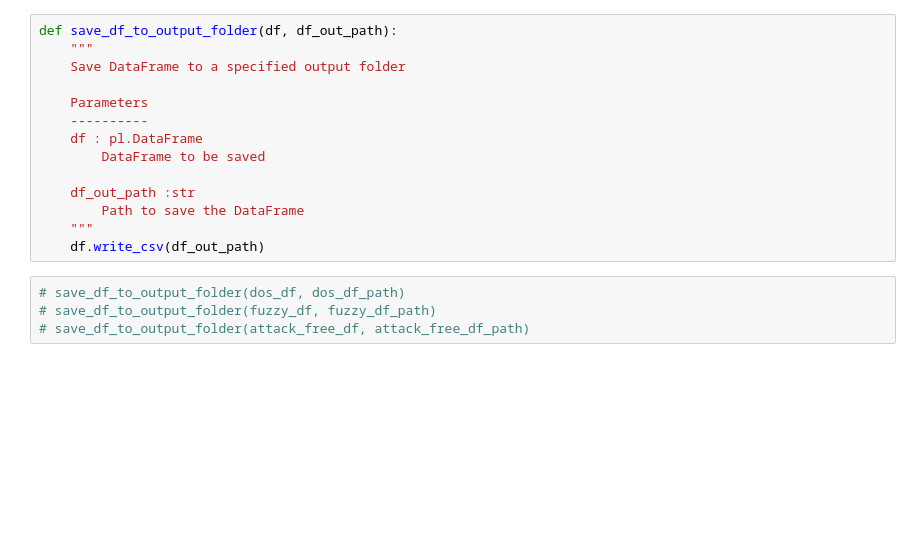
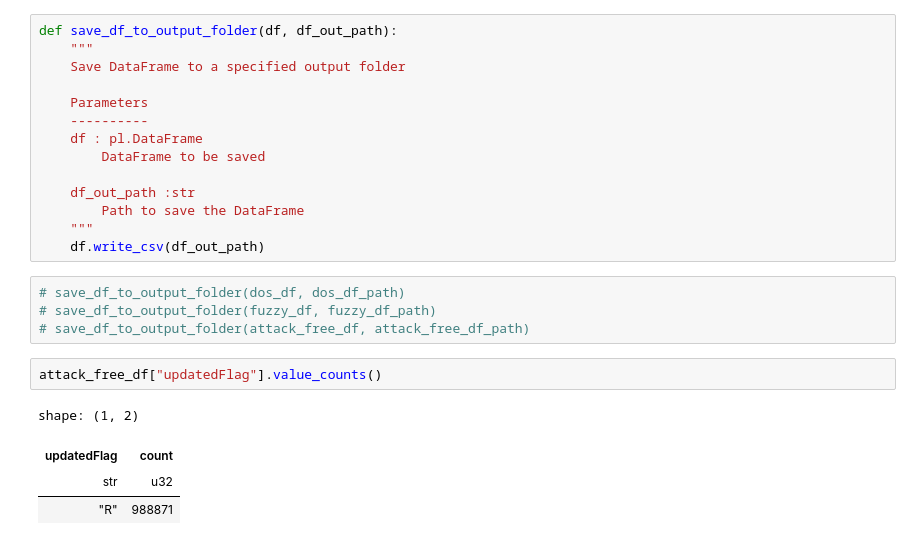
Before and after one commit to FatimeNazliAs/Intrusion-Detection-Systems-using-ML, a Jupyter notebook: notebooks/manipulation.ipynb, the cells around one changed output. Saved outputs shown, nothing was run; the diff lists cells and outputs as text; blank space fills up the shorter version.

```diff
--- a/notebooks/manipulation.ipynb
+++ b/notebooks/manipulation.ipynb
@@ -454,3 +462,10 @@ def save_df_to_output_folder(df, df_out_path):
 # save_df_to_output_folder(dos_df, dos_df_path)
 # save_df_to_output_folder(fuzzy_df, fuzzy_df_path)
 # save_df_to_output_folder(attack_free_df, attack_free_df_path)
+# %%
+attack_free_df["updatedFlag"].value_counts()
+# %% [output]
+shape: (1, 2)
+| updatedFlag | count |
+| str | u32 |
+| "R" | 988871 |
```
Also changed, not shown: parts of 9 cells of this notebook, 1 other file.
